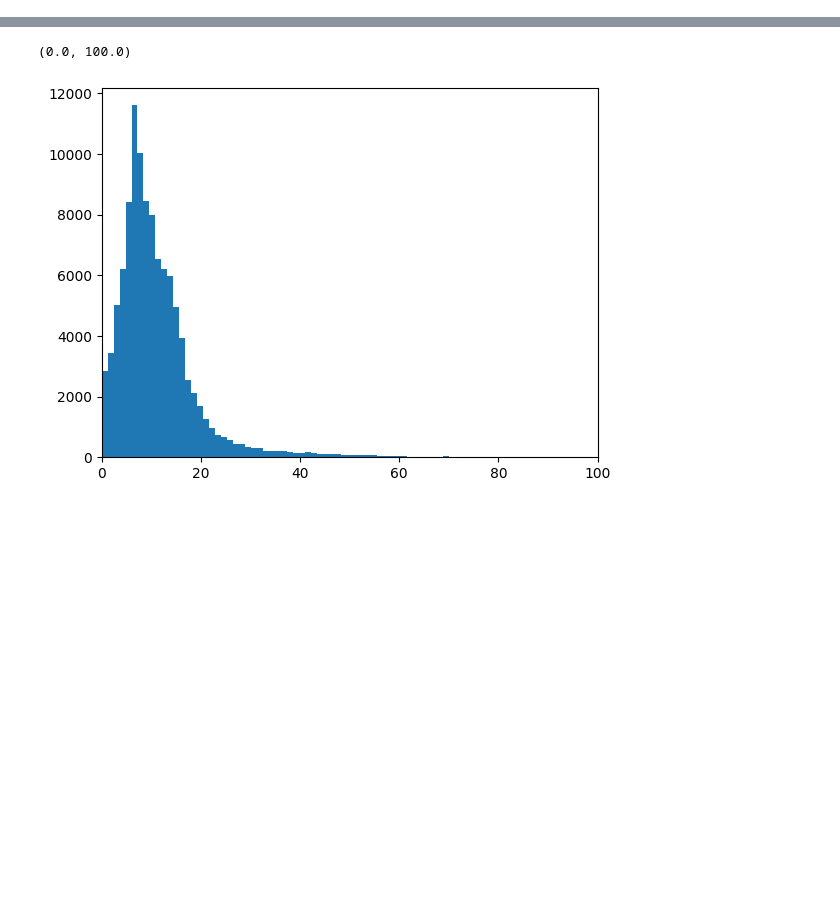
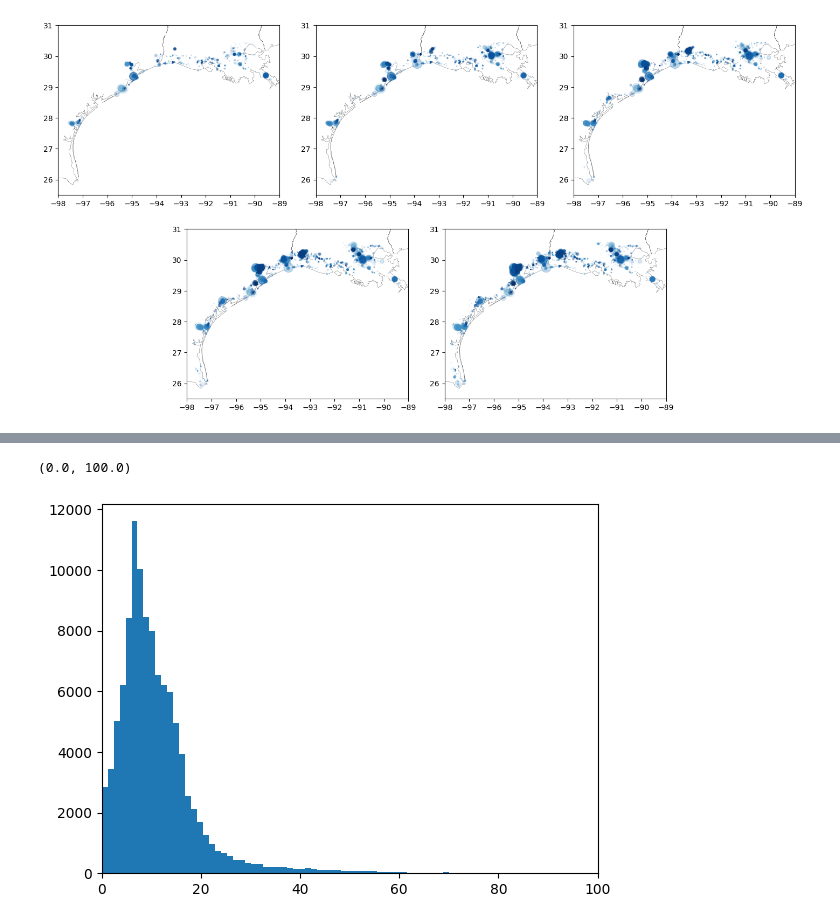
Before and after one commit to celinerobi/ast_object_detection_public, a Jupyter notebook: src/Untitled.ipynb, the cells around one changed output, grey strips where cells are left out. Cells and saved outputs as stored; diff of their text form; code cells hidden in the pictures; blank space fills up the shorter version.

```diff
--- a/src/Untitled.ipynb
+++ b/src/Untitled.ipynb
@@ -46,0 +168,2 @@ for i, row in detected_tanks_gdf.iterrows():
+# %%
+detected_tanks_slosh_data_added = gpd.read_file("/hpc/group/borsuklab/csr33/object_detection/detected_tanks_slosh_data_added.geojson")
@@ -46,0 +183,18 @@ for i, row in detected_tanks_gdf.iterrows():
+# %%
+detected_tanks_slosh_data_added_gdf["centroid"] = detected_tanks_slosh_data_added_gdf.centroid#cx[-88.499003:-76.134554, 30.382405:37.051745]#.plot(
+
+tank_gdfs = []
+for cat, tank_gdf, in detected_tanks_slosh_data_added_gdf.groupby(by="category"):
+    # num of tanks exposed
+    print(cat, "num tanks exposed", len(np.unique(tank_gdf.index)))
+    #print number of tanks exposed
+    tank_with_capacity = tank_gdf[tank_gdf.capacity.notnull()]
+    print(cat, "num tanks with capacity information", len(tank_with_capacity))
+    capacity = np.sum(tank_with_capacity.capacity)
+    print( "calaculated capacity 1000m3", capacity/1000)
+
+    print("infered capacity 1000m3",((capacity / len(tank_with_capacity)) *len(tank_gdf) ) /1000)
+
+    tank_gdfs.append(tank_gdf)
+
+import matplotlib.pyplot as plt
@@ -46,0 +255,31 @@ for i, row in detected_tanks_gdf.iterrows():
+# %%
+import matplotlib as mpl
+
+texas_extent = [[-98,-89], [25.5,31]]
+
+fig = plt.figure(figsize = (18,9))
+spec = mpl.gridspec.GridSpec(ncols=6, nrows=2) # 6 columns evenly divides both 2 & 3
+
+ax1 = fig.add_subplot(spec[0,0:2]) # row 0 with axes spanning 2 cols on evens
+ax2 = fig.add_subplot(spec[0,2:4])
+ax3 = fig.add_subplot(spec[0,4:])
+ax4 = fig.add_subplot(spec[1,1:3]) # row 0 with axes spanning 2 cols on odds
+ax5 = fig.add_subplot(spec[1,3:5])
+
+for i, ax in enumerate([ax1, ax2, ax3, ax4, ax5]):
+    tank_gdf = tank_gdfs[i]
+    # Plot inset data
+    tank_gdf["centroid"].plot(markersize=tank_gdf['capacity']/1_000,
+                              c=tank_gdf['inundation'],
+                              alpha = 0.15, zorder=2, ax=ax,
+                              cmap="Blues")
+
+    state_boundary.plot(ax=ax, facecolor="none",
+                        edgecolor='black', lw=0.2, zorder= 0)
+
+    ax.set_xlim(texas_extent[0])
+    ax.set_ylim(texas_extent[1])
+
+texas = [[25,30.5],[-100,-87]]
+# %% [output]
+[figure, added]
```
Also changed, not shown: parts of 48 cells of this notebook, 12 other files.
